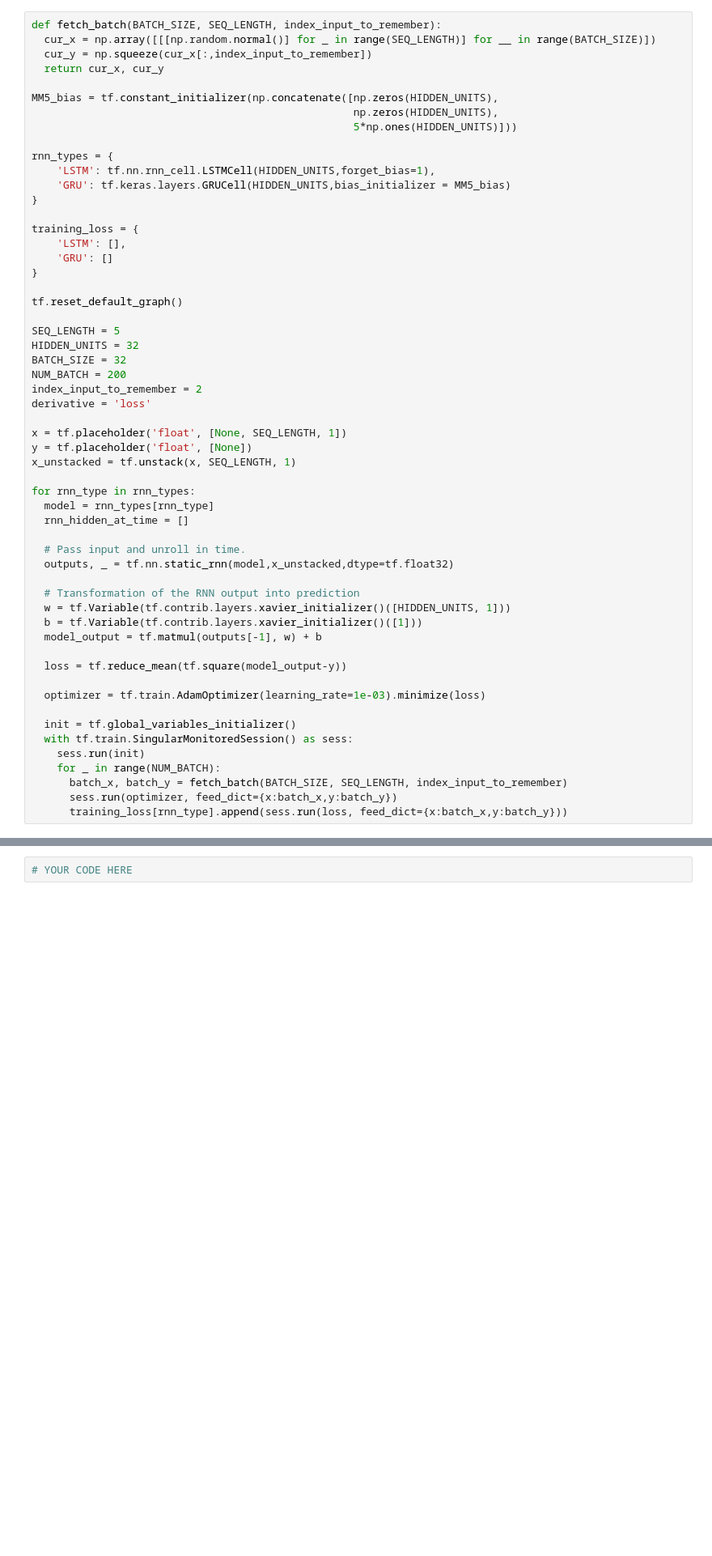
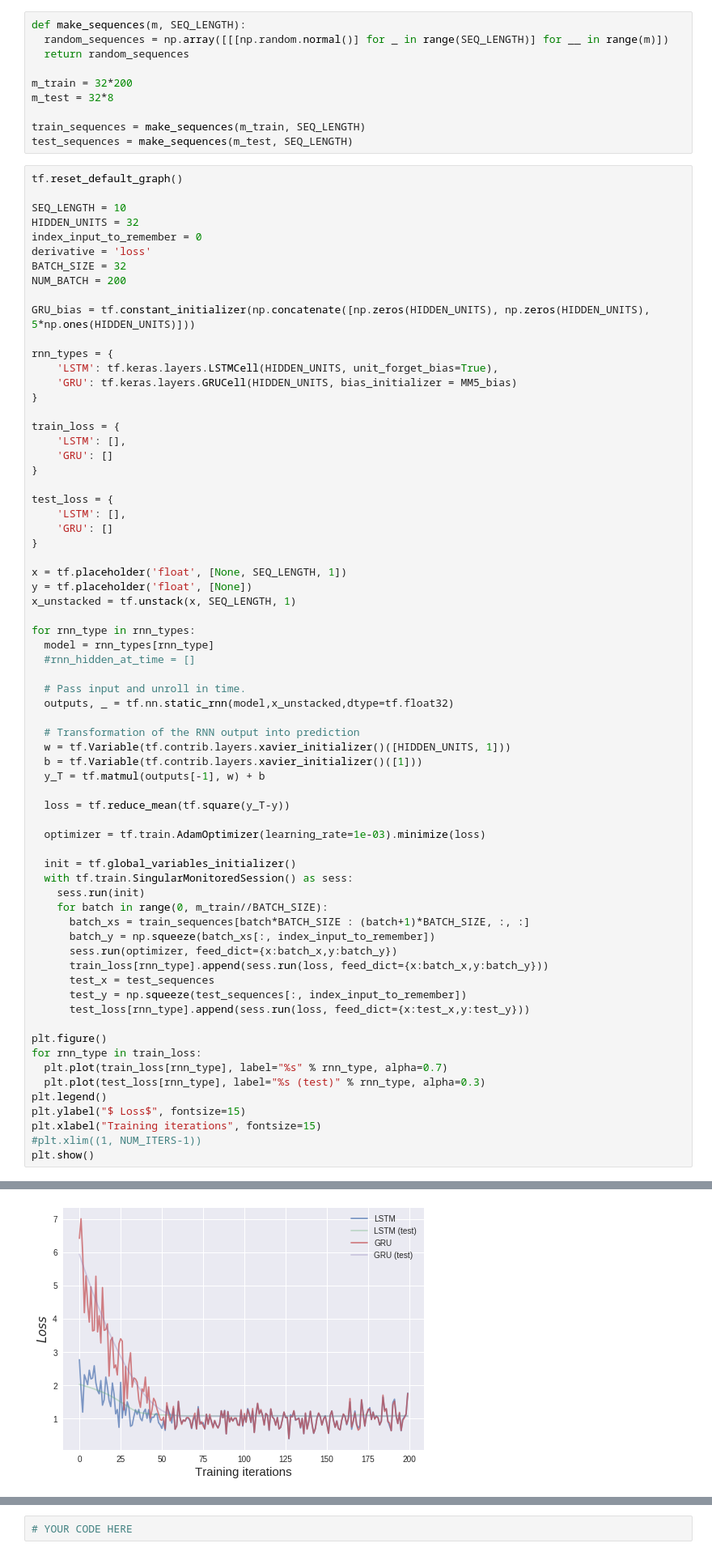
Before and after one commit to bouracha/deeplearning, a Jupyter notebook: 18071890_DL_CW2.ipynb, the cells around one changed output, grey strips where cells are left out. Shown: that part at 81% size. Drawn from its saved outputs; the diff is of its cells as text; blank space fills up the shorter version.

```diff
--- a/18071890_DL_CW2.ipynb
+++ b/18071890_DL_CW2.ipynb
@@ -614,34 +614,42 @@ Although there is a lot of variance of results between different runs. MM3 has t
 
 
 **Answers:**
+# %%
+def make_sequences(m, SEQ_LENGTH):
+  random_sequences = np.array([[[np.random.normal()] for _ in range(SEQ_LENGTH)] for __ in range(m)])
+  return random_sequences
+
+m_train = 32*200
+m_test = 32*8
+
+train_sequences = make_sequences(m_train, SEQ_LENGTH)
+test_sequences = make_sequences(m_test, SEQ_LENGTH)
 # %%
-def fetch_batch(BATCH_SIZE, SEQ_LENGTH, index_input_to_remember):
-  cur_x = np.array([[[np.random.normal()] for _ in range(SEQ_LENGTH)] for __ in range(BATCH_SIZE)])
-  cur_y = np.squeeze(cur_x[:,index_input_to_remember])
-  return cur_x, cur_y
+tf.reset_default_graph()
 
-MM5_bias = tf.constant_initializer(np.concatenate([np.zeros(HIDDEN_UNITS),
-                                                   np.zeros(HIDDEN_UNITS),
-                                                   5*np.ones(HIDDEN_UNITS)]))
+SEQ_LENGTH = 10
+HIDDEN_UNITS = 32
+index_input_to_remember = 0
+derivative = 'loss'
+BATCH_SIZE = 32
+NUM_BATCH = 200
+
+GRU_bias = tf.constant_initializer(np.concatenate([np.zeros(HIDDEN_UNITS), np.zeros(HIDDEN_UNITS), 5*np.ones(HIDDEN_UNITS)]))
 
 rnn_types = {
-    'LSTM': tf.nn.rnn_cell.LSTMCell(HIDDEN_UNITS,forget_bias=1),
-    'GRU': tf.keras.layers.GRUCell(HIDDEN_UNITS,bias_initializer = MM5_bias)
+    'LSTM': tf.keras.layers.LSTMCell(HIDDEN_UNITS, unit_forget_bias=True),
+    'GRU': tf.keras.layers.GRUCell(HIDDEN_UNITS, bias_initializer = MM5_bias)
 }
 
-training_loss = {
+train_loss = {
     'LSTM': [],
     'GRU': []
 }
 
-tf.reset_default_graph()
-
-SEQ_LENGTH = 5
-HIDDEN_UNITS = 32
-BATCH_SIZE = 32
-NUM_BATCH = 200
-index_input_to_remember = 2
-derivative = 'loss'
+test_loss = {
+    'LSTM': [],
+    'GRU': []
+}
 
 x = tf.placeholder('float', [None, SEQ_LENGTH, 1])
 y = tf.placeholder('float', [None])
@@ -649,7 +657,7 @@ x_unstacked = tf.unstack(x, SEQ_LENGTH, 1)
 
 for rnn_type in rnn_types:
   model = rnn_types[rnn_type]
-  rnn_hidden_at_time = []
+  #rnn_hidden_at_time = []
 
   # Pass input and unroll in time.
   outputs, _ = tf.nn.static_rnn(model,x_unstacked,dtype=tf.float32)
@@ -657,16 +665,31 @@ for rnn_type in rnn_types:
   # Transformation of the RNN output into prediction
   w = tf.Variable(tf.contrib.layers.xavier_initializer()([HIDDEN_UNITS, 1]))
   b = tf.Variable(tf.contrib.layers.xavier_initializer()([1]))
-  model_output = tf.matmul(outputs[-1], w) + b
+  y_T = tf.matmul(outputs[-1], w) + b
 
-  loss = tf.reduce_mean(tf.square(model_output-y))
+  loss = tf.reduce_mean(tf.square(y_T-y))
 
   optimizer = tf.train.AdamOptimizer(learning_rate=1e-03).minimize(loss)
 
   init = tf.global_variables_initializer()
   with tf.train.SingularMonitoredSession() as sess:
     sess.run(init)
-    for _ in range(NUM_BATCH):
-      batch_x, batch_y = fetch_batch(BATCH_SIZE, SEQ_LENGTH, index_input_to_remember)
+    for batch in range(0, m_train//BATCH_SIZE):
+      batch_xs = train_sequences[batch*BATCH_SIZE : (batch+1)*BATCH_SIZE, :, :]
+      batch_y = np.squeeze(batch_xs[:, index_input_to_remember])
       sess.run(optimizer, feed_dict={x:batch_x,y:batch_y})
-      training_loss[rnn_type].append(sess.run(loss, feed_dict={x:batch_x,y:batch_y}))
+      train_loss[rnn_type].append(sess.run(loss, feed_dict={x:batch_x,y:batch_y}))
+      test_x = test_sequences
+      test_y = np.squeeze(test_sequences[:, index_input_to_remember])
+      test_loss[rnn_type].append(sess.run(loss, feed_dict={x:test_x,y:test_y}))
+
+plt.figure()
+for rnn_type in train_loss:
+  plt.plot(train_loss[rnn_type], label="%s" % rnn_type, alpha=0.7)
+  plt.plot(test_loss[rnn_type], label="%s (test)" % rnn_type, alpha=0.3)
+plt.legend()
+plt.ylabel("$ Loss$", fontsize=15)
+plt.xlabel("Training iterations", fontsize=15)
+#plt.xlim((1, NUM_ITERS-1))
+plt.show()
+# %% [output]
@@ -672,0 +702 @@ for rnn_type in rnn_types:
+[figure, added]
```
Also changed, not shown: parts of 2 cells of this notebook.
